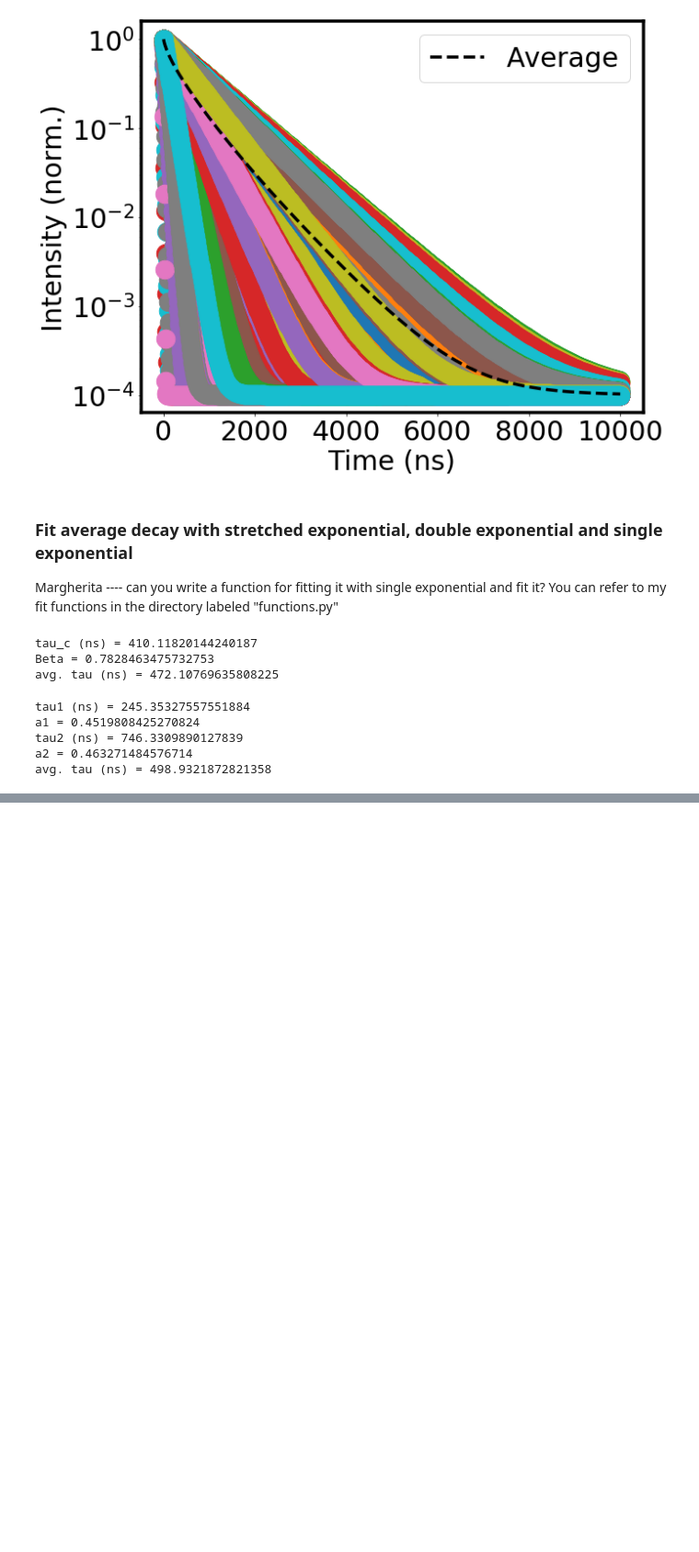
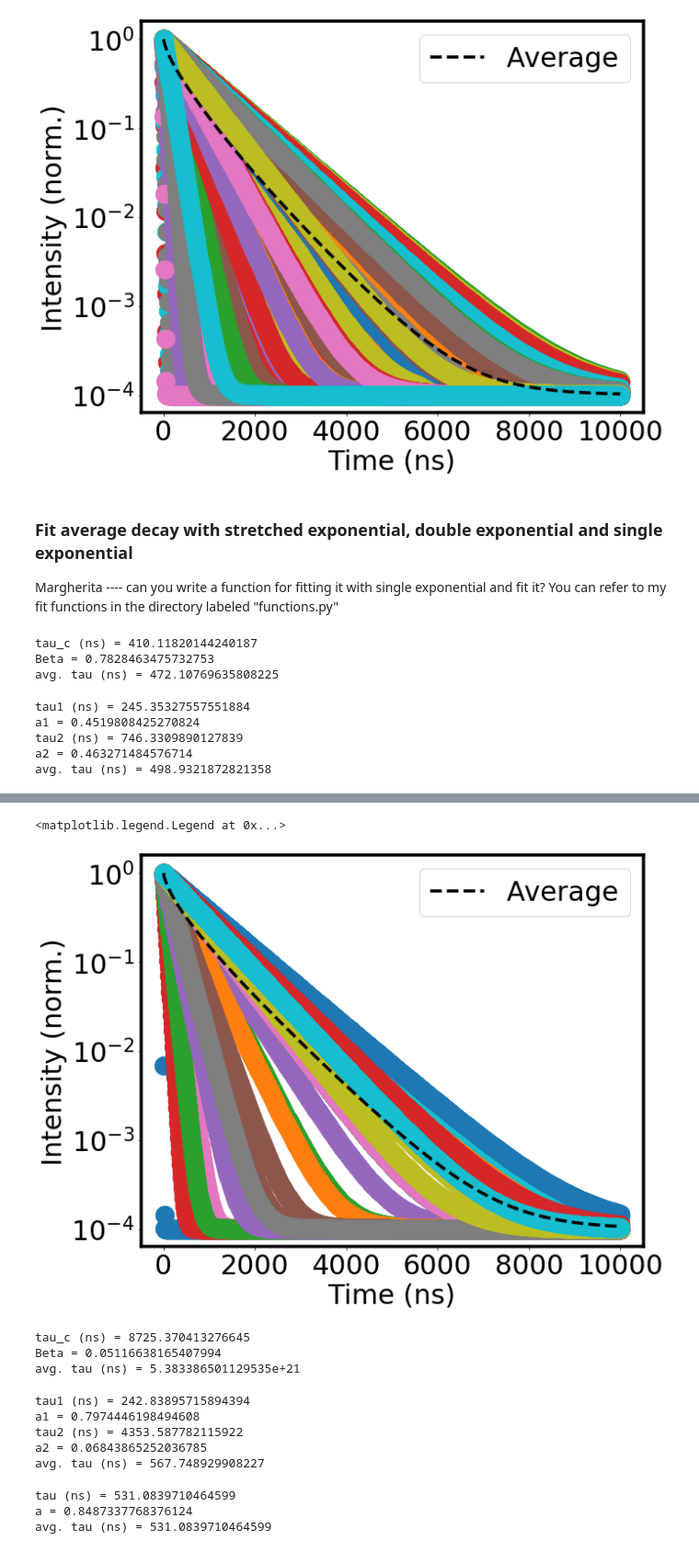
Before and after one commit to mtaddei94/TimeResolvedPL, a Jupyter notebook: TRPL_sim.ipynb, the cells around one changed output, grey strips where cells are left out. Shown: that part at 92% size. Cells and saved outputs as stored; diff of their text form; code cells hidden in the pictures; blank space fills up the shorter version.

```diff
--- a/TRPL_sim.ipynb
+++ b/TRPL_sim.ipynb
@@ -102,0 +116,10 @@ plt.legend()
+# %%
+t_far = np.linspace(0,10000,num=1000)
+# %%
+I_values = []
+
+for i in range(len(tau_far)):
+    I_values.append(generate_single_exp(t_far,tau_far[i]))
+
+I_values = np.asarray(I_values)
+I_average = np.average(I_values,axis=0)
@@ -102,0 +146,43 @@ plt.legend()
+# %%
+plt.figure(figsize=(10,8))
+for i in range(len(tau_far)):
+    plt.plot(t_far,I_values[i],'o')
+plt.plot(t_far,I_average,'k--', label="Average")
+plt.yscale('log')
+plt.xlabel("Time (ns)", fontsize=30)
+plt.ylabel("Intensity (norm.)", fontsize=30)
+plt.legend()
+# %% [output]
+<matplotlib.legend.Legend at 0x...>
+[figure, added]
+# %%
+far_stretched_exp = stretch_exp_fit(I_average/np.max(I_average), t_far)
+print("tau_c (ns) = "+str(far_stretched_exp[0]*1e9))
+print("Beta = "+str(far_stretched_exp[1]))
+print("avg. tau (ns) = "+str(far_stretched_exp[3]*1e9))
+# %% [output]
+tau_c (ns) = 8725.370413276645
+Beta = 0.05116638165407994
+avg. tau (ns) = 5.383386501129535e+21
+# %%
+far_double_exp = double_exp_fit(I_average/np.max(I_average), t_far)
+print("tau1 (ns) = "+str(far_double_exp[0]*1e9))
+print("a1 = "+str(far_double_exp[1]))
+print("tau2 (ns) = "+str(far_double_exp[2]*1e9))
+print("a2 = "+str(far_double_exp[3]))
+print("avg. tau (ns) = "+str(far_double_exp[4]*1e9))
+# %% [output]
+tau1 (ns) = 242.83895715894394
+a1 = 0.7974446198494608
+tau2 (ns) = 4353.587782115922
+a2 = 0.06843865252036785
+avg. tau (ns) = 567.748929908227
+# %%
+far_single_exp = single_exp_fit(I_average/np.max(I_average), t_far)
+print("tau (ns) = "+str(far_single_exp[0]*1e9))
+print("a = "+str(far_single_exp[1]))
+print("avg. tau (ns) = "+str(far_single_exp[2]*1e9))
+# %% [output]
+tau (ns) = 531.0839710464599
+a = 0.8487337768376124
+avg. tau (ns) = 531.0839710464599
```
Also changed, not shown: parts of 8 cells of this notebook.
